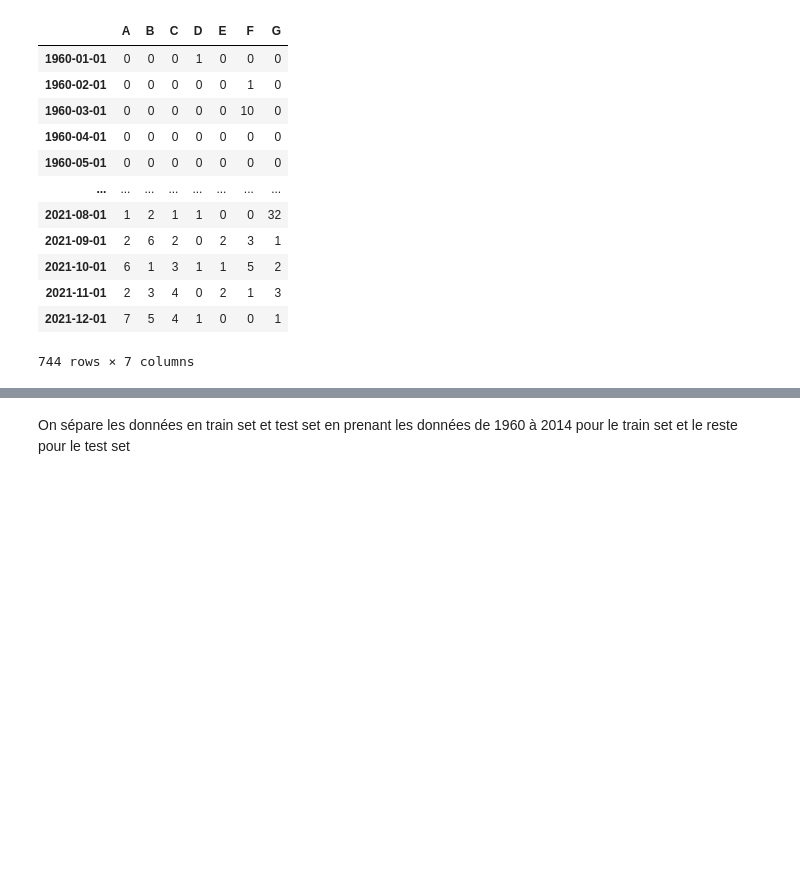
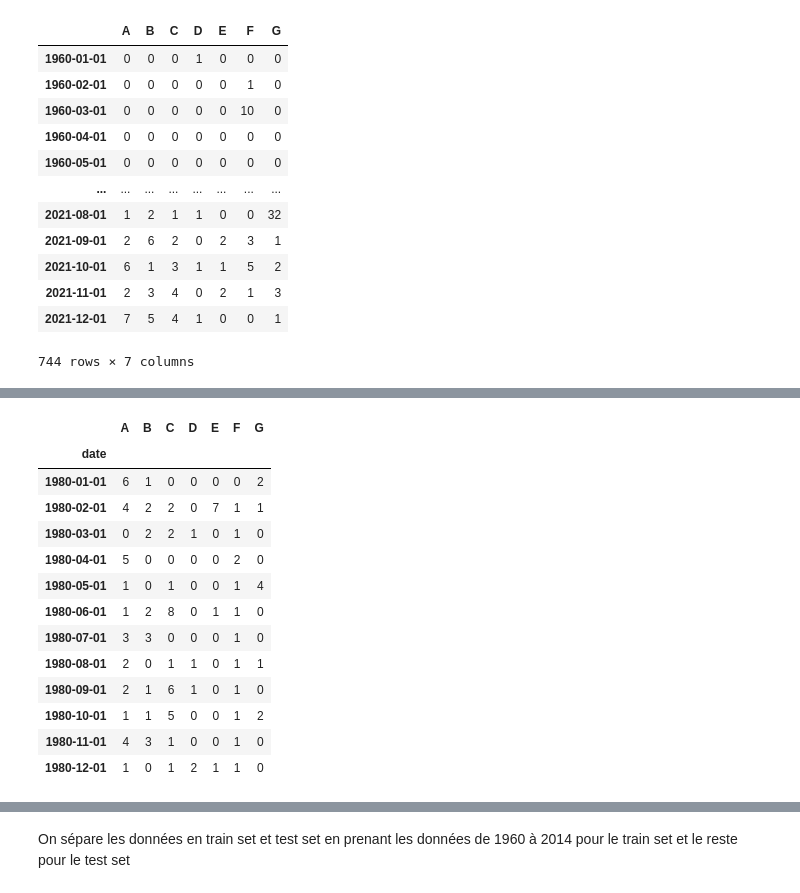
Before and after one commit to eupho73/TER-BNN, a Jupyter notebook: data/nn/second_model copy.ipynb, the cells around one changed output, grey strips where cells are left out. Cells and saved outputs as stored; diff of their text form; code cells hidden in the pictures; blank space fills up the shorter version.

```diff
--- a/data/nn/second_model copy.ipynb
+++ b/data/nn/second_model copy.ipynb
@@ -154,0 +178,17 @@ X_full_pd.to_csv("monthly_count_1960_2022.csv")
+# %%
+df.loc['1980']
+# %% [output]
+|  | A | B | C | D | E | F | G |
+| date |  |  |  |  |  |  |  |
+| 1980-01-01 | 6 | 1 | 0 | 0 | 0 | 0 | 2 |
+| 1980-02-01 | 4 | 2 | 2 | 0 | 7 | 1 | 1 |
+| 1980-03-01 | 0 | 2 | 2 | 1 | 0 | 1 | 0 |
+| 1980-04-01 | 5 | 0 | 0 | 0 | 0 | 2 | 0 |
+| 1980-05-01 | 1 | 0 | 1 | 0 | 0 | 1 | 4 |
+| 1980-06-01 | 1 | 2 | 8 | 0 | 1 | 1 | 0 |
+| 1980-07-01 | 3 | 3 | 0 | 0 | 0 | 1 | 0 |
+| 1980-08-01 | 2 | 0 | 1 | 1 | 0 | 1 | 1 |
+| 1980-09-01 | 2 | 1 | 6 | 1 | 0 | 1 | 0 |
+| 1980-10-01 | 1 | 1 | 5 | 0 | 0 | 1 | 2 |
+| 1980-11-01 | 4 | 3 | 1 | 0 | 0 | 1 | 0 |
+| 1980-12-01 | 1 | 0 | 1 | 2 | 1 | 1 | 0 |
```
Also changed, not shown: parts of 8 cells of this notebook.
